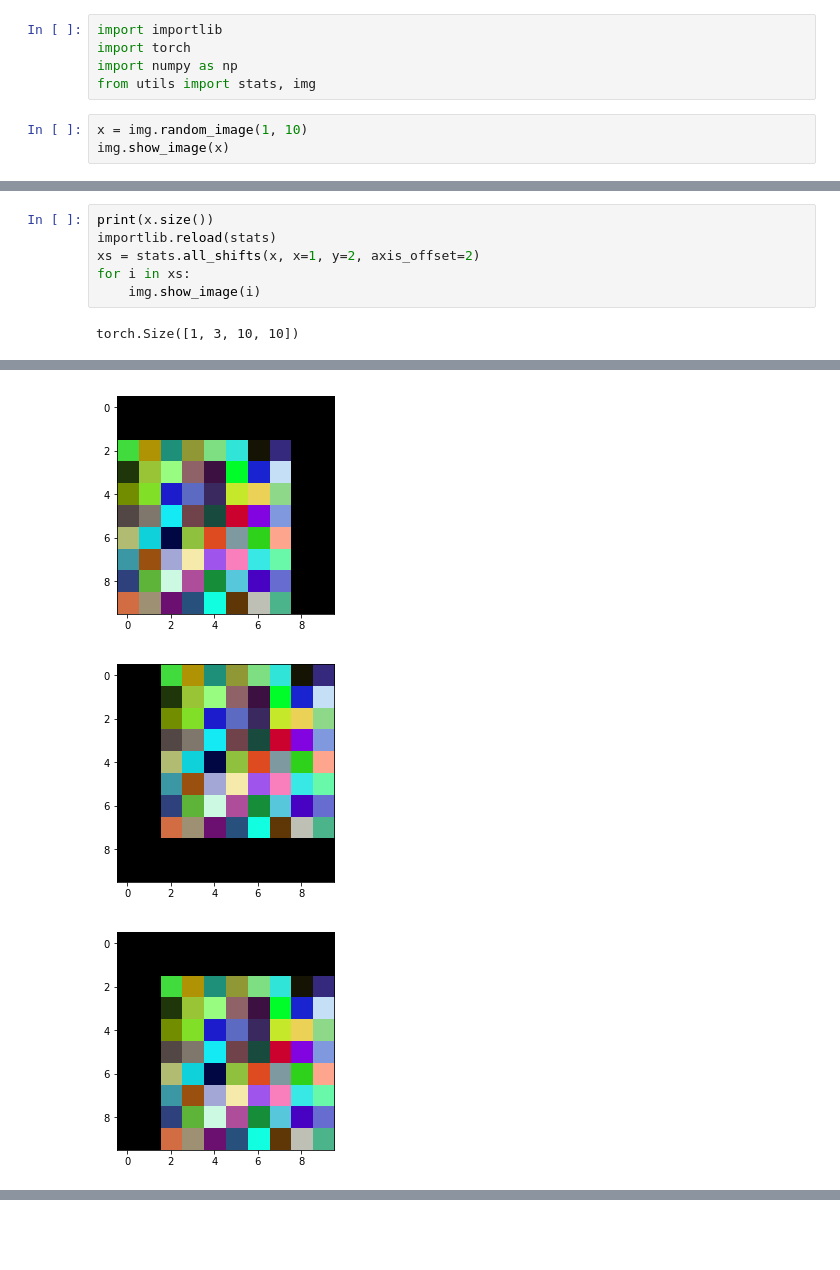
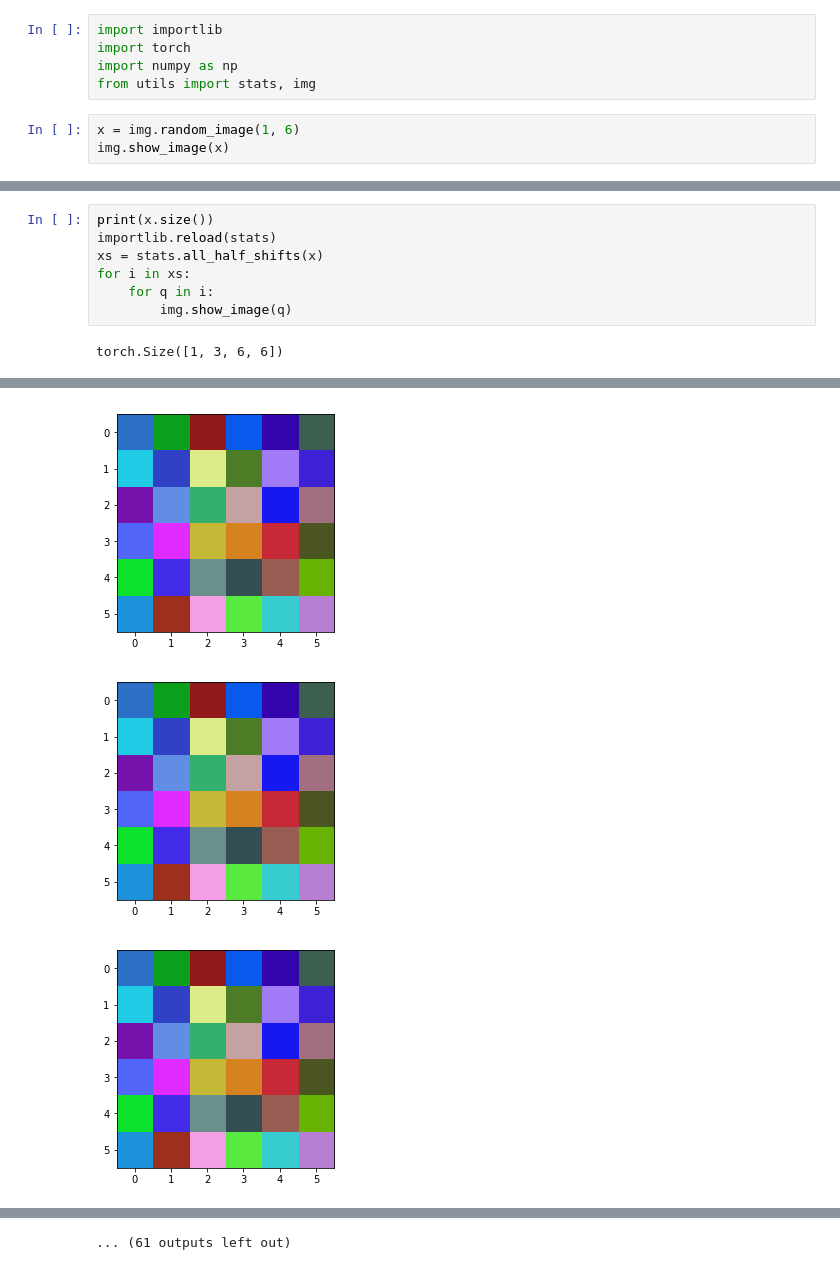
Before and after one commit to Lewington-pitsos/neural_synthesis, a Jupyter notebook: pad.ipynb, the cells around one changed output, grey strips where cells are left out. Drawn from its saved outputs; the diff is of its cells as text; blank space fills up the shorter version.

```diff
--- a/pad.ipynb
+++ b/pad.ipynb
@@ -4,6 +4,6 @@ import torch
 import numpy as np
 from utils import stats, img
 # %%
-x = img.random_image(1, 10)
+x = img.random_image(1, 6)
 img.show_image(x)
 # %% [output]
@@ -11,8 +11,9 @@ img.show_image(x)
 # %%
 print(x.size())
 importlib.reload(stats)
-xs = stats.all_shifts(x, x=1, y=2, axis_offset=2)
+xs = stats.all_half_shifts(x)
 for i in xs:
-    img.show_image(i)
+    for q in i:
+        img.show_image(q)
 # %% [output]
-torch.Size([1, 3, 10, 10])
+torch.Size([1, 3, 6, 6])
@@ -24,3 +25,3 @@ torch.Size([1, 3, 10, 10])
-[figure, old version]
+[figure, new version]
-[figure, old version]
+[figure, new version]
-[figure, old version]
+[figure, new version]
@@ -27,2 +31,3 @@ torch.Size([1, 3, 10, 10])
+... (61 outputs left out)
 # %%
 importlib.reload(stats)
```
Also changed, not shown: parts of 3 cells of this notebook, 1 other file.
